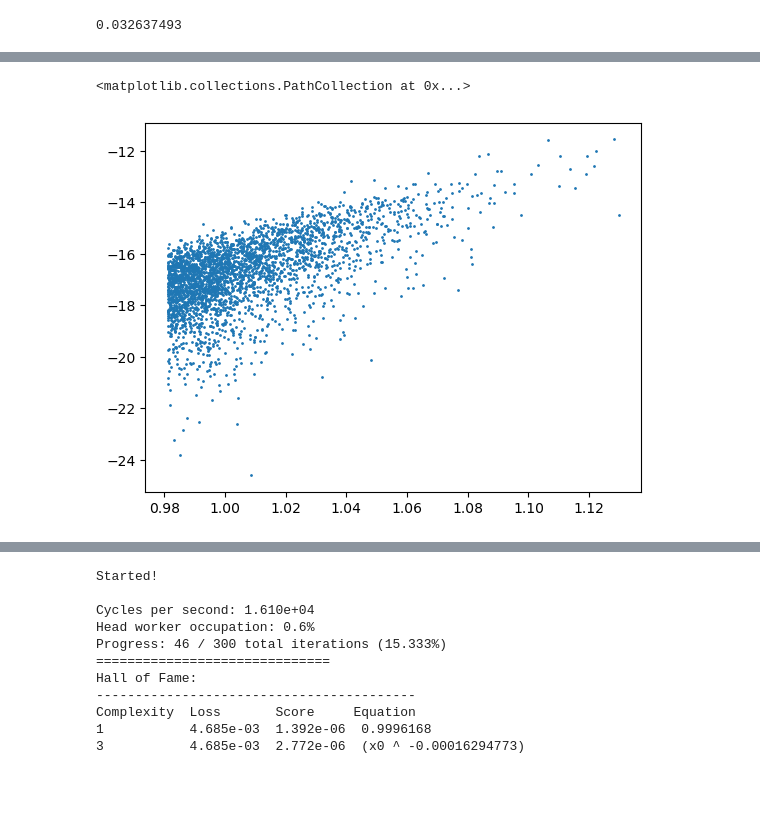
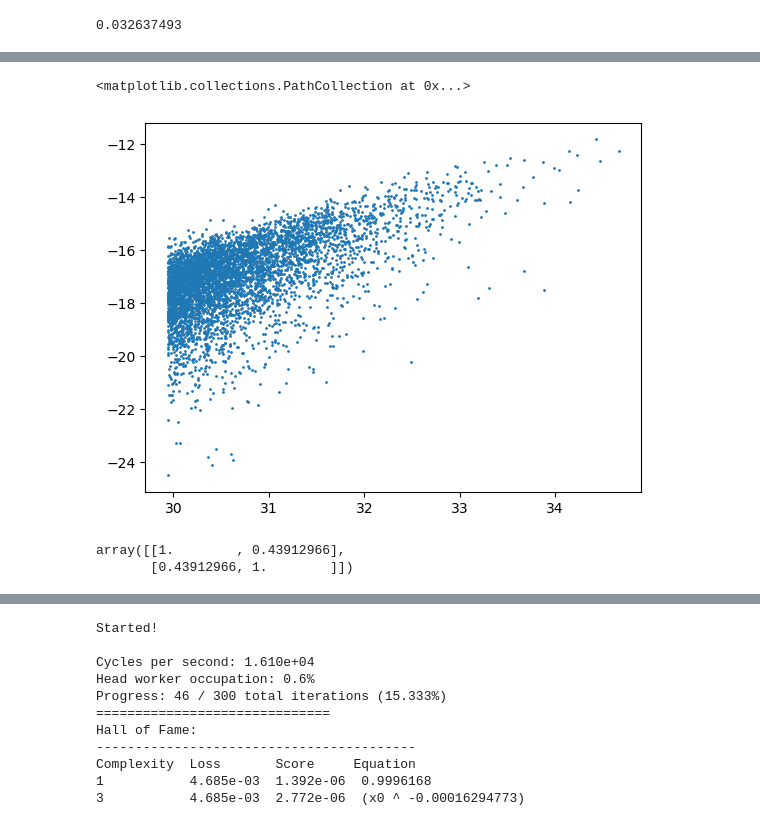
Before and after one commit to antolonappan/kSZscaler, a Jupyter notebook: Notebooks/density.ipynb, the cells around one changed output, grey strips where cells are left out. Saved outputs shown, nothing was run; the diff lists cells and outputs as text; code cells hidden in the pictures; blank space fills up the shorter version.

```diff
--- a/Notebooks/density.ipynb
+++ b/Notebooks/density.ipynb
@@ -38,2 +60,6 @@ array([[1.        , 0.84264093],
+# %%
+df["Vz2"] = df["Vz"]**2
+df["Mstar2"] = df["Mstar"]**2
+df["Vz*Mstar"] = df["Vz"]*df["Mstar"]
 # %%
-train_df, test_df = train_test_split(df, train_size=0.3, random_state=42)
+train_df, test_df = train_test_split(df, train_size=0.5, random_state=42)
@@ -40,8 +214,13 @@ train_df, test_df = train_test_split(df, train_size=0.3, random_state=42)
 # %%
-plt.scatter(train_df['M']/np.median(train_df['M']),train_df['Y'],s=1)
+plt.scatter(train_df['M'],train_df['Y'],s=1)
 # %% [output]
 <matplotlib.collections.PathCollection at 0x...>
-[figure, old version]
+[figure, new version]
+# %%
+np.corrcoef(train_df['Vnet'],np.abs(train_df['Vlos']))
+# %% [output]
+array([[1.        , 0.43912966],
+       [0.43912966, 1.        ]])
 # %%
 def get_inp(features):
     xlen = len(features[0])
```
Also changed, not shown: parts of 38 cells of this notebook, 20 other files.
